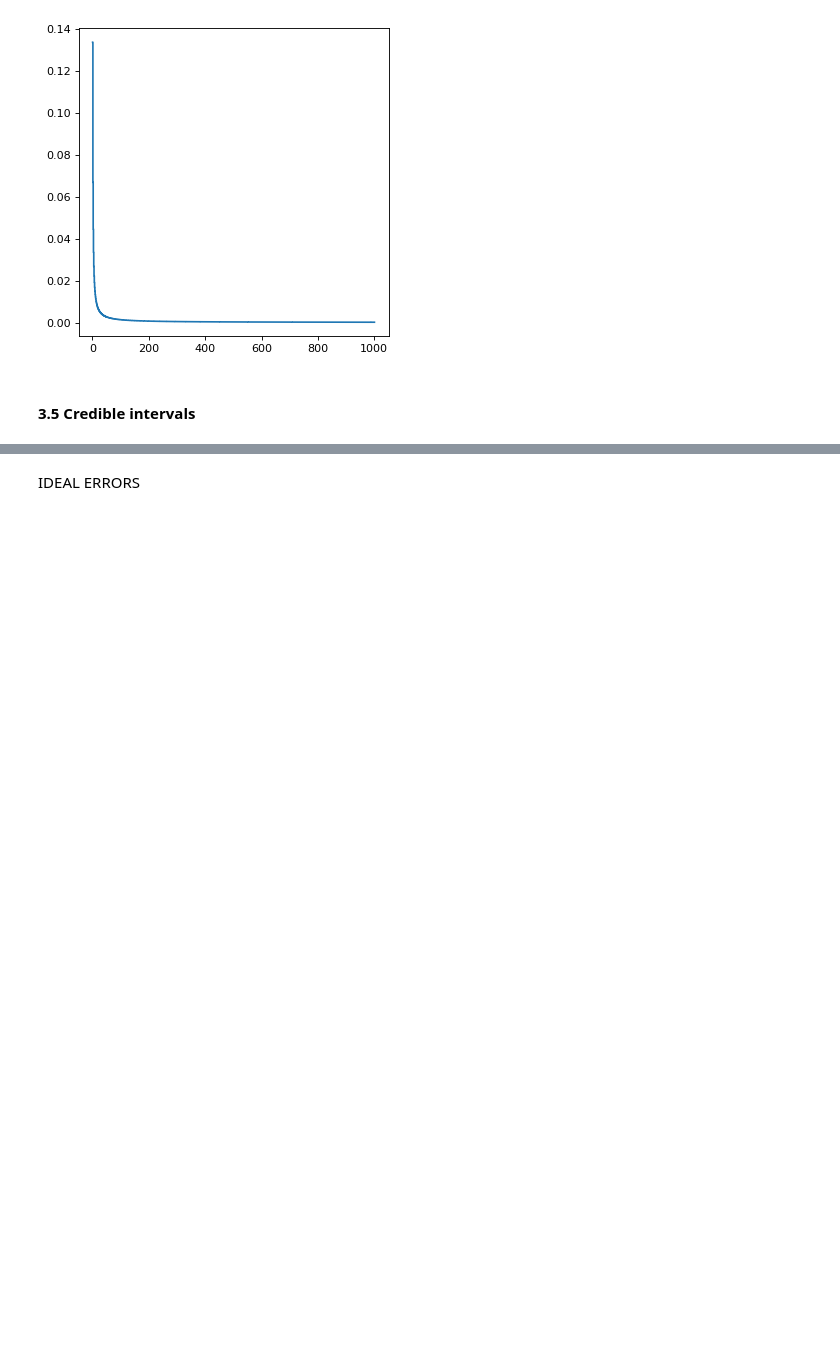
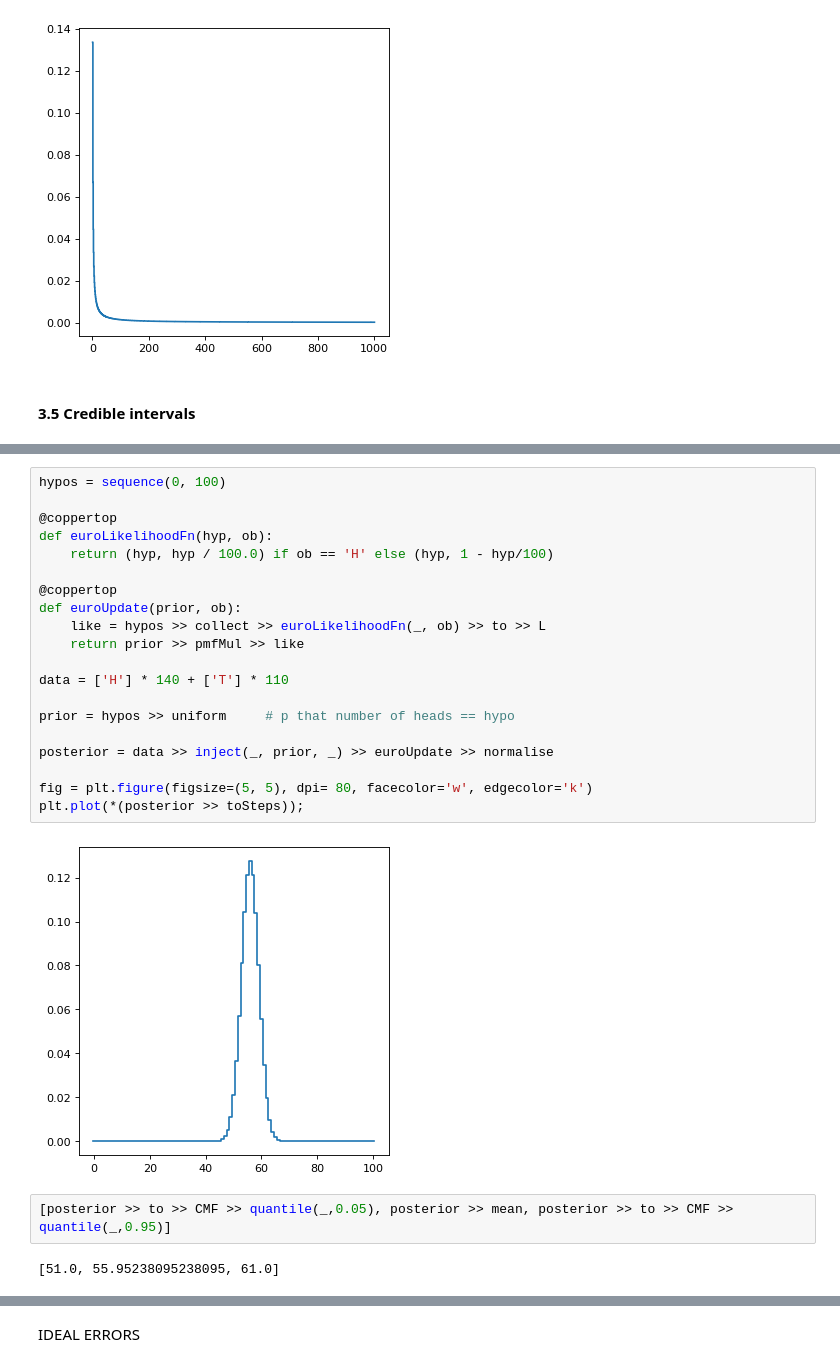
Before and after one commit to coppertop-bones/dm, a Jupyter notebook: jupyter/think bayes/Ch 1,2,3 - models.ipynb, the cells around one changed output, grey strips where cells are left out. Cells and saved outputs as stored; diff of their text form; blank space fills up the shorter version.

```diff
--- a/jupyter/think bayes/Ch 1,2,3 - models.ipynb
+++ b/jupyter/think bayes/Ch 1,2,3 - models.ipynb
@@ -305,0 +414,26 @@ Ns >> collect >> (lambda N:
+# %%
+hypos = sequence(0, 100)
+
+@coppertop
+def euroLikelihoodFn(hyp, ob):
+    return (hyp, hyp / 100.0) if ob == 'H' else (hyp, 1 - hyp/100)
+
+@coppertop
+def euroUpdate(prior, ob):
+    like = hypos >> collect >> euroLikelihoodFn(_, ob) >> to >> L
+    return prior >> pmfMul >> like
+
+data = ['H'] * 140 + ['T'] * 110
+
+prior = hypos >> uniform     # p that number of heads == hypo
+
+posterior = data >> inject(_, prior, _) >> euroUpdate >> normalise
+
+fig = plt.figure(figsize=(5, 5), dpi= 80, facecolor='w', edgecolor='k')
+plt.plot(*(posterior >> toSteps));
+# %% [output]
+[figure, added]
+# %%
+[posterior >> to >> CMF >> quantile(_,0.05), posterior >> mean, posterior >> to >> CMF >> quantile(_,0.95)]
+# %% [output]
+[51.0, 55.95238095238095, 61.0]
```
Also changed, not shown: parts of 21 cells of this notebook, 28 other files.
